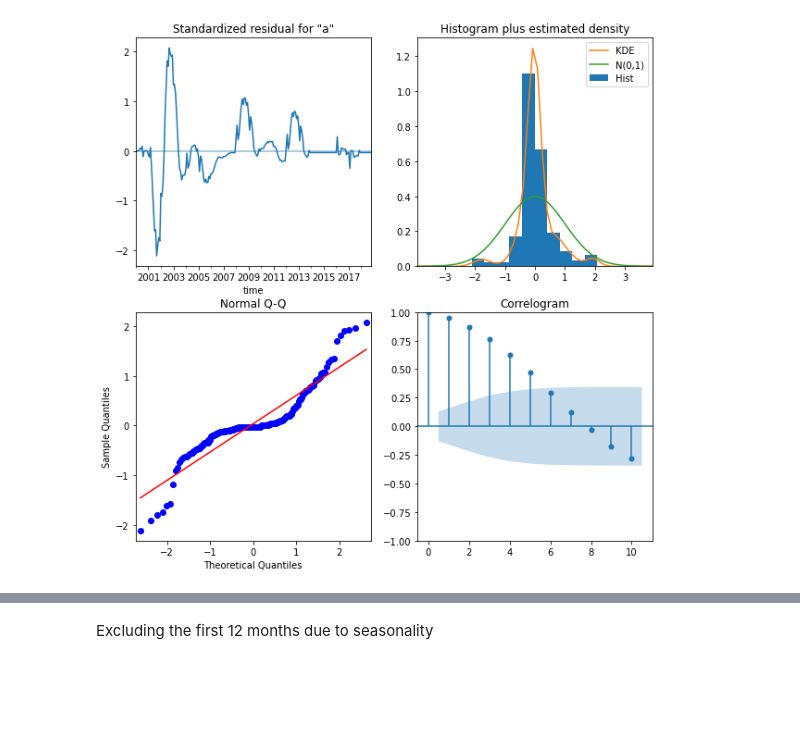
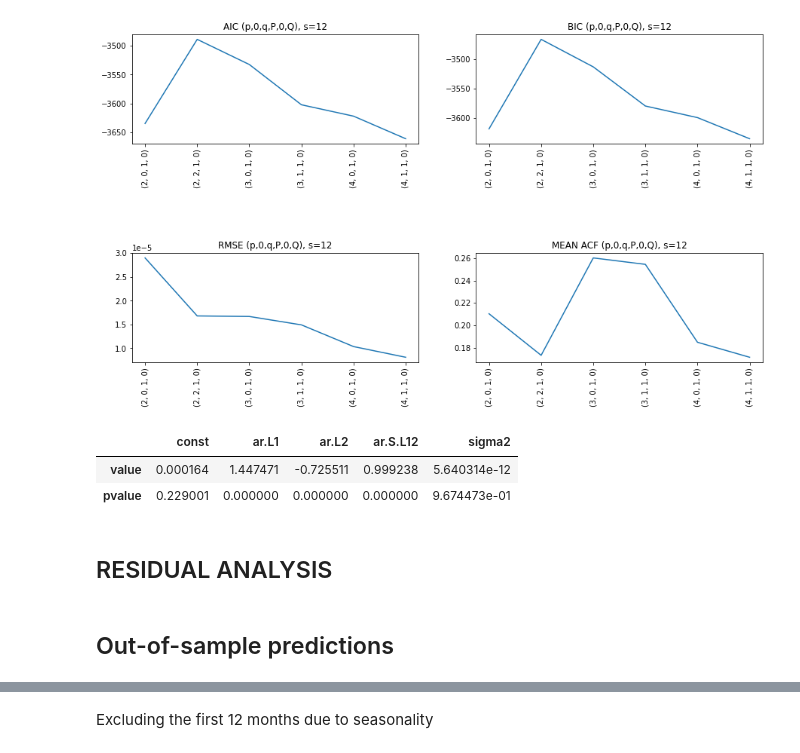
Before and after one commit to samuelexferri/unibg-statistic2, a Jupyter notebook: notebooks/nh3-random-cross-validation.ipynb, the cells around one changed output, grey strips where cells are left out. Saved outputs shown, nothing was run; the diff lists cells and outputs as text; code cells hidden in the pictures; blank space fills up the shorter version.

```diff
--- a/notebooks/nh3-random-cross-validation.ipynb
+++ b/notebooks/nh3-random-cross-validation.ipynb
@@ -335,5 +254,36 @@ plt.show()
-# %%
-best_model.plot_diagnostics(figsize=(10,10))
-plt.show()
-# %% [output]
-[figure, removed]
+# %%
+aics = [v['aic'] for v in candidate_models]
+bics = [v['bic'] for v in candidate_models]
+rmses = [v['rmse'] for v in candidate_models]
+acfs = [v['acf'] for v in candidate_models]
+# %%
+ticks = [tick(v['order'], v['seasonal_order']) for v in candidate_models]
+
+fig, axs = plt.subplots(nrows=2, ncols=2, figsize=(15,8))
+indices = np.arange(0, len(candidate_models), 1)
+
+fig.subplots_adjust(hspace=1)
+
+axs[0,0].plot(aics)
+axs[0,0].set_title('AIC (p,0,q,P,0,Q), s=12')
+axs[0,0].set_xticks(indices)
+axs[0,0].set_xticklabels(np.array(ticks)[indices], rotation=90)
+
+axs[0,1].plot(bics)
+axs[0,1].set_title('BIC (p,0,q,P,0,Q), s=12')
+axs[0,1].set_xticks(indices)
+axs[0,1].set_xticklabels(np.array(ticks)[indices], rotation=90)
+
+axs[1,0].plot(rmses)
+axs[1,0].set_title('RMSE (p,0,q,P,0,Q), s=12')
+axs[1,0].set_xticks(indices)
+axs[1,0].set_xticklabels(np.array(ticks)[indices], rotation=90)
+
+axs[1,1].plot(acfs)
+axs[1,1].set_title('MEAN ACF (p,0,q,P,0,Q), s=12')
+axs[1,1].set_xticks(indices)
+axs[1,1].set_xticklabels(np.array(ticks)[indices], rotation=90)
+
+plt.show()
+# %% [output]
+[figure, added]
@@ -339,0 +294,8 @@ plt.show()
+# %%
+pd.DataFrame([model.params, model.pvalues], ['value', 'pvalue'])
+# %% [output]
+|  | const | ar.L1 | ar.L2 | ar.S.L12 | sigma2 |
+| value | 0.000164 | 1.447471 | -0.725511 | 0.999238 | 5.640314e-12 |
+| pvalue | 0.229001 | 0.000000 | 0.000000 | 0.000000 | 9.674473e-01 |
+# %% [markdown]
+## RESIDUAL ANALYSIS
@@ -339,0 +304,2 @@ plt.show()
+# %% [markdown]
+## Out-of-sample predictions
```
Also changed, not shown: parts of 42 cells of this notebook, 2 other files.
